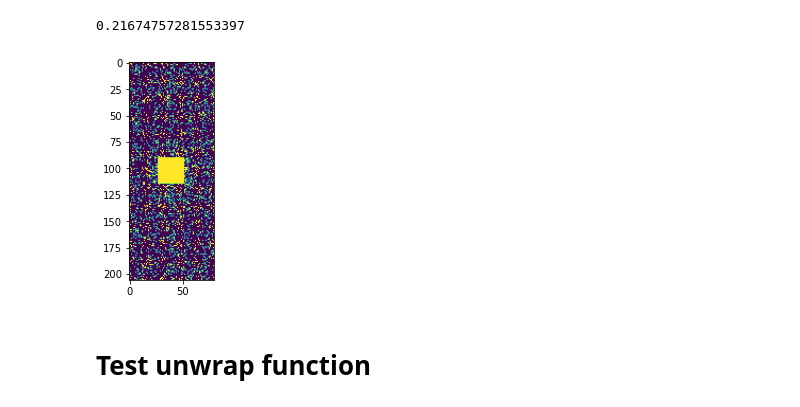
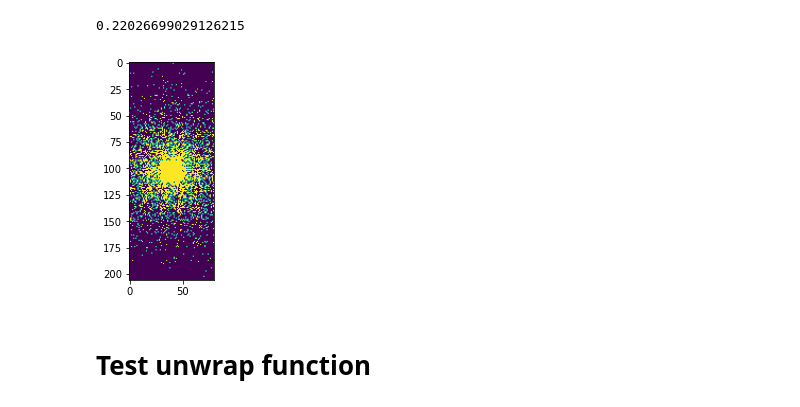
Before and after one commit to Jinwei1209/LARO, a Jupyter notebook: bayesOpt/sum-opt.ipynb, the cells around one changed output. Saved outputs shown, nothing was run; the diff lists cells and outputs as text; code cells hidden in the pictures.

```diff
--- a/bayesOpt/sum-opt.ipynb
+++ b/bayesOpt/sum-opt.ipynb
@@ -104,8 +98,9 @@ print(time.time() - t0)
 # %%
 t0 = time.time()
 # a=1.5, b=2.92 for 23.77%, a=1.5, b=3.46 for 18.62%, a=1.5, b=4.25 for 13.90%,
-p_pattern2 = gen_pattern2(a=1.5, b=10, num_row=206, num_col=80, r_spacing=1)
-p_pattern2 = rescalePmask(p_pattern2, 0.2)
+p_pattern2 = gen_pattern2(a=1.5, b=2.92, num_row=206, num_col=80, r_spacing=1)
+p_pattern2 = rescalePmask(p_pattern2, 0.22)  # 0.22 or 0.12
+p_pattern2[103-10:103+10, 40-10:40+10] = 1
 plt.figure()
 plt.imshow(p_pattern2)
 plt.colorbar()
@@ -120,13 +115,17 @@ print(time.time() - t0)
 # %%
+# mean_value = 0.126820388349515
+mean_value = 0.220266990291262
 u = np.random.uniform(0, 1, size=(206, 80))
 mask2 = p_pattern2>u
-mask2[103-13:103+12, 40-13:40+12] = 1
+while abs(np.mean(mask2) - mean_value) > 1e-10:
+    u = np.random.uniform(0, 1, size=(206, 80))
+    mask2 = p_pattern2>u
 # plt.imshow(np.concatenate((mask, mask2), axis=1))
 # print(np.mean(mask), np.mean(mask2))
 plt.imshow(mask2)
 print(np.mean(mask2))
 # %% [output]
-0.21674757281553397
+0.22026699029126215
-[figure, old version]
+[figure, new version]
 # %%
 writecfl('mask_0.2m', mask2)
```
Also changed, not shown: parts of 7 cells of this notebook, 8 other files.
